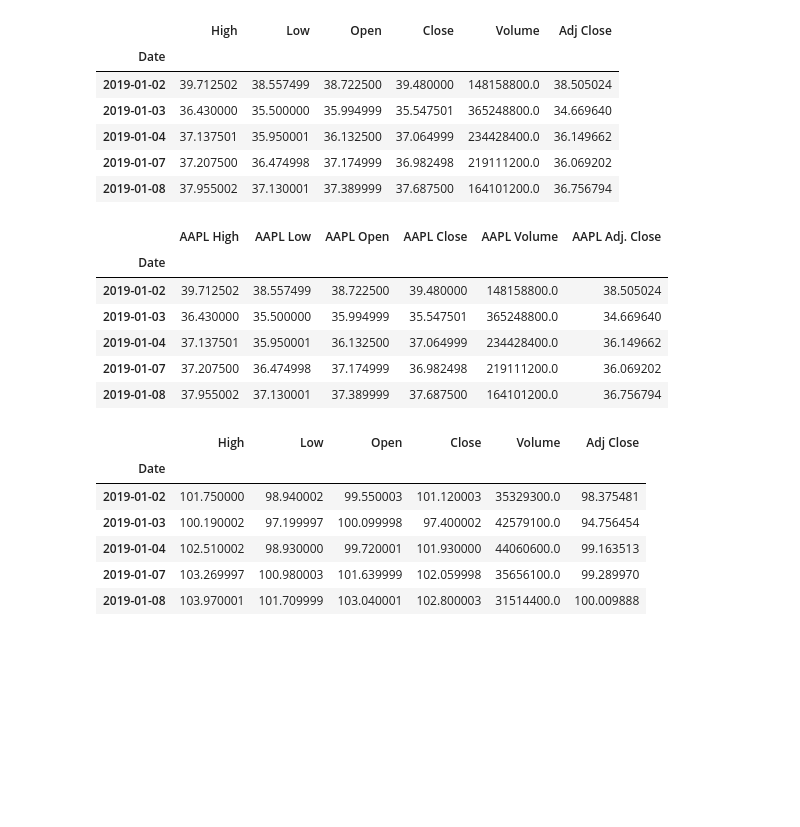
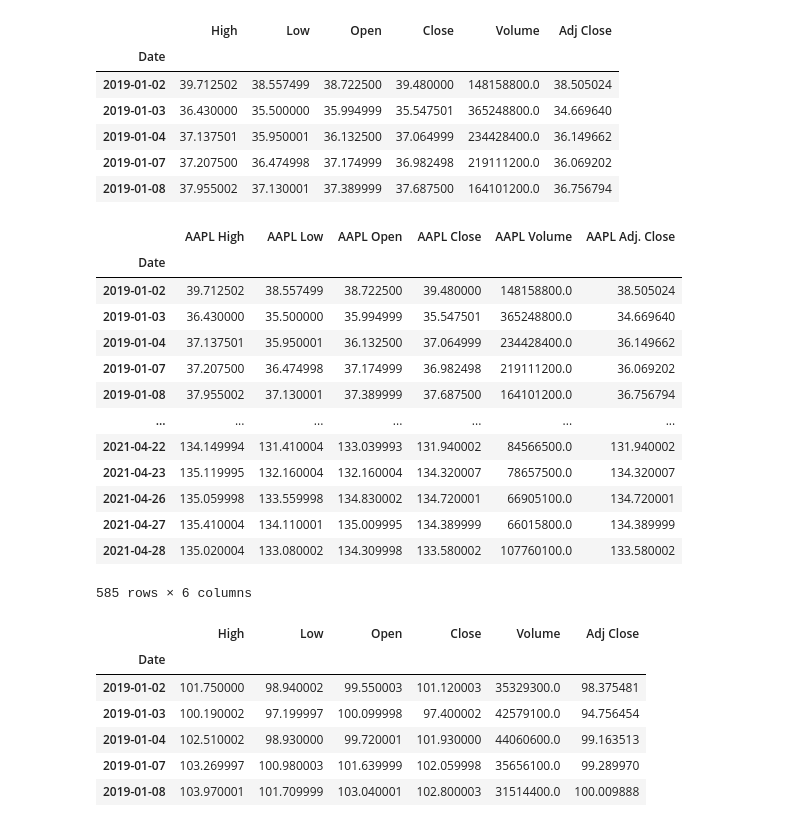
Before and after one commit to DanMarks12/Final_Project_Group5, a Jupyter notebook: Get_stock_data-Copy1.ipynb, the cells around one changed output. Cells and saved outputs as stored; diff of their text form; code cells hidden in the pictures; blank space fills up the shorter version.

```diff
--- a/Get_stock_data-Copy1.ipynb
+++ b/Get_stock_data-Copy1.ipynb
@@ -69,15 +69,22 @@ aapl_df.head()
 | 2019-01-08 | 37.955002 | 37.130001 | 37.389999 | 37.687500 | 164101200.0 | 36.756794 |
 # %%
 aapl_df.columns = ['AAPL High', 'AAPL Low', 'AAPL Open', 'AAPL Close', 'AAPL Volume', 'AAPL Adj. Close']
-aapl_df.head()
+aapl_df
 # %% [output]
 |  | AAPL High | AAPL Low | AAPL Open | AAPL Close | AAPL Volume | AAPL Adj. Close |
 | Date |  |  |  |  |  |  |
 | 2019-01-02 | 39.712502 | 38.557499 | 38.722500 | 39.480000 | 148158800.0 | 38.505024 |
 | 2019-01-03 | 36.430000 | 35.500000 | 35.994999 | 35.547501 | 365248800.0 | 34.669640 |
 | 2019-01-04 | 37.137501 | 35.950001 | 36.132500 | 37.064999 | 234428400.0 | 36.149662 |
 | 2019-01-07 | 37.207500 | 36.474998 | 37.174999 | 36.982498 | 219111200.0 | 36.069202 |
 | 2019-01-08 | 37.955002 | 37.130001 | 37.389999 | 37.687500 | 164101200.0 | 36.756794 |
+| ... | ... | ... | ... | ... | ... | ... |
+| 2021-04-22 | 134.149994 | 131.410004 | 133.039993 | 131.940002 | 84566500.0 | 131.940002 |
+| 2021-04-23 | 135.119995 | 132.160004 | 132.160004 | 134.320007 | 78657500.0 | 134.320007 |
+| 2021-04-26 | 135.059998 | 133.559998 | 134.830002 | 134.720001 | 66905100.0 | 134.720001 |
+| 2021-04-27 | 135.410004 | 134.110001 | 135.009995 | 134.389999 | 66015800.0 | 134.389999 |
+| 2021-04-28 | 135.020004 | 133.080002 | 134.309998 | 133.580002 | 107760100.0 | 133.580002 |
+585 rows × 6 columns
 # %%
 msft_df = web.DataReader('MSFT', data_source='yahoo', start='2019-01-01', end='2021-04-28')
 msft_df.head()
```
Also changed, not shown: parts of 3 cells of this notebook, 2 other files.
